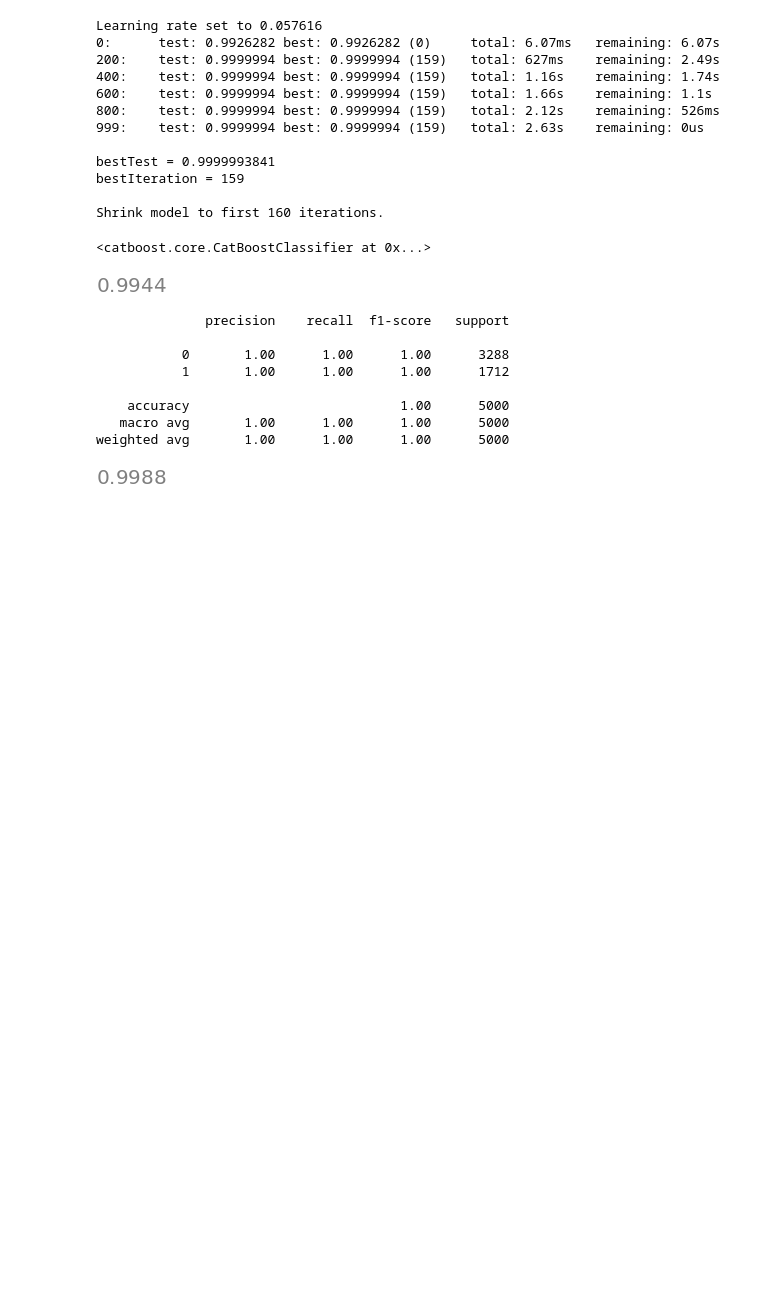
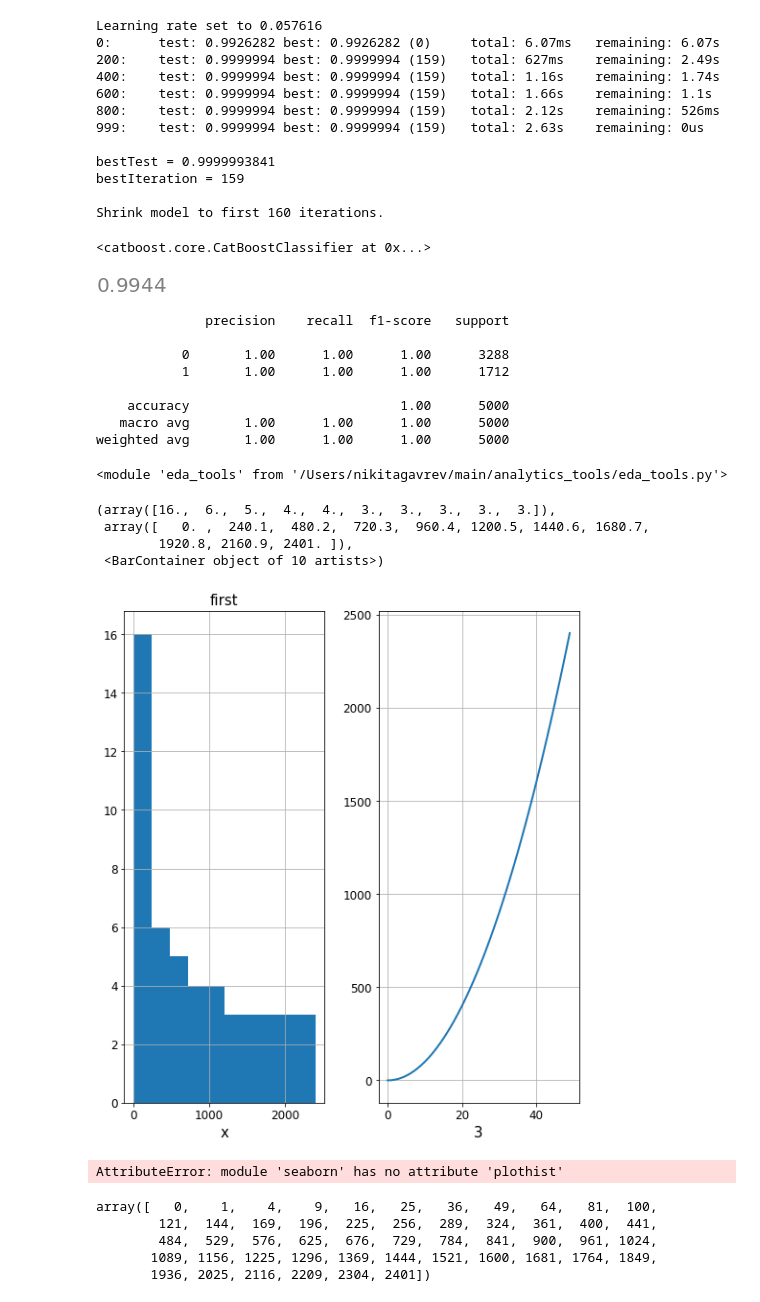
Before and after one commit to gavrevnik/analytics_tools, a Jupyter notebook: ЧЕРНОВИК.ipynb, the cells around one changed output. Saved outputs shown, nothing was run; the diff lists cells and outputs as text; code cells hidden in the pictures; blank space fills up the shorter version.

```diff
--- a/ЧЕРНОВИК.ipynb
+++ b/ЧЕРНОВИК.ipynb
@@ -99,7 +99,3 @@ print(classification_report(cbc_1.predict(df_.drop(columns='treatment')), df_['t
     accuracy                           1.00      5000
    macro avg       1.00      1.00      1.00      5000
 weighted avg       1.00      1.00      1.00      5000
-# %%
-accuracy_score(cbc_1.predict(df_.drop(columns='treatment')), df_['treatment'])
-# %% [output]
-[figure, removed]
@@ -107,0 +110,49 @@ accuracy_score(cbc_1.predict(df_.drop(columns='treatment')), df_['treatment'])
+# %%
+import eda_tools as eda
+def make_plot(x = None, y = None, ax = None, style='line', hue=None, size=None, palette = 'viridis'):
+    """
+    отображение графика на полотне ax;
+    x, y зависимые величины (если x is None, то просто по порядку)
+    style = 'line', 'scatter', ...
+    hue, size = числовые отображения для цвета и размера точек графика
+    """
+    if x is None:
+        x = np.arange(len(y))
+    if style == 'line':
+        sns.lineplot(x=x, y=y, ax=ax, hue=hue, size=size, palette=palette)
+    elif style == 'scatter':
+        sns.scatterplot(x=x, y=y, ax=ax, hue=hue, size=size, palette=palette)
+# %%
+import imp
+import eda_tools as eda
+imp.reload(eda)
+# %% [output]
+<module 'eda_tools' from '/Users/nikitagavrev/main/analytics_tools/eda_tools.py'>
+# %%
+ax = eda.get_subplots((7, 8), 1, 2, titles=['first', None], xlabels=['x', 3], constrained_layout=True)
+
+x = np.arange(50)
+y = x**2
+z = np.zeros(50) + 1
+q = np.arange(50)
+# make_plot(x, y, ax[0], hue=z, size=q, style='scatter')
+make_plot(x, y, ax[1], style='line')
+ax[0].hist(y)
+# %% [output]
+(array([16.,  6.,  5.,  4.,  4.,  3.,  3.,  3.,  3.,  3.]),
+ array([   0. ,  240.1,  480.2,  720.3,  960.4, 1200.5, 1440.6, 1680.7,
+        1920.8, 2160.9, 2401. ]),
+ <BarContainer object of 10 artists>)
+[figure, added]
+# %%
+help(sns.plothist)
+# %% [output]
+AttributeError: module 'seaborn' has no attribute 'plothist'
+# %%
+y
+# %% [output]
+array([   0,    1,    4,    9,   16,   25,   36,   49,   64,   81,  100,
+        121,  144,  169,  196,  225,  256,  289,  324,  361,  400,  441,
+        484,  529,  576,  625,  676,  729,  784,  841,  900,  961, 1024,
+       1089, 1156, 1225, 1296, 1369, 1444, 1521, 1600, 1681, 1764, 1849,
+       1936, 2025, 2116, 2209, 2304, 2401])
```
Also changed, not shown: parts of 2 cells of this notebook, 3 other files.
